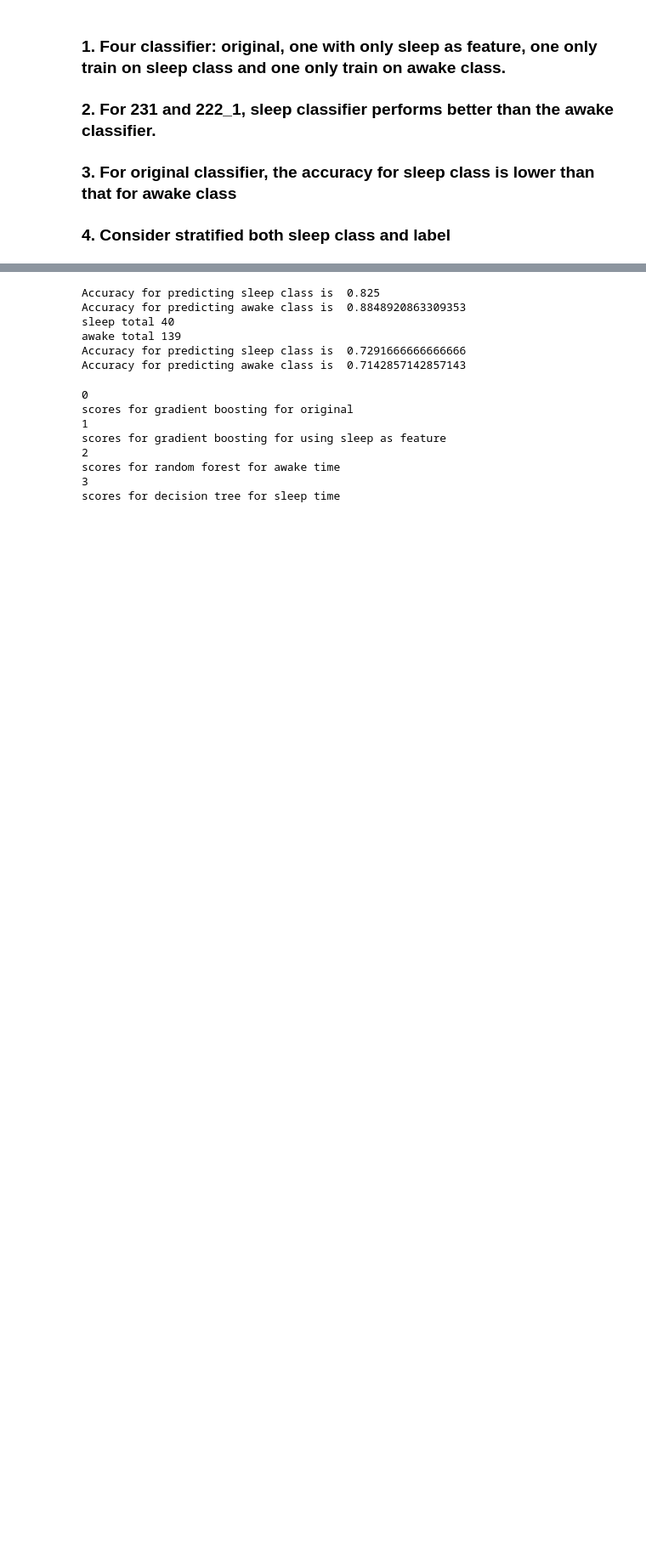
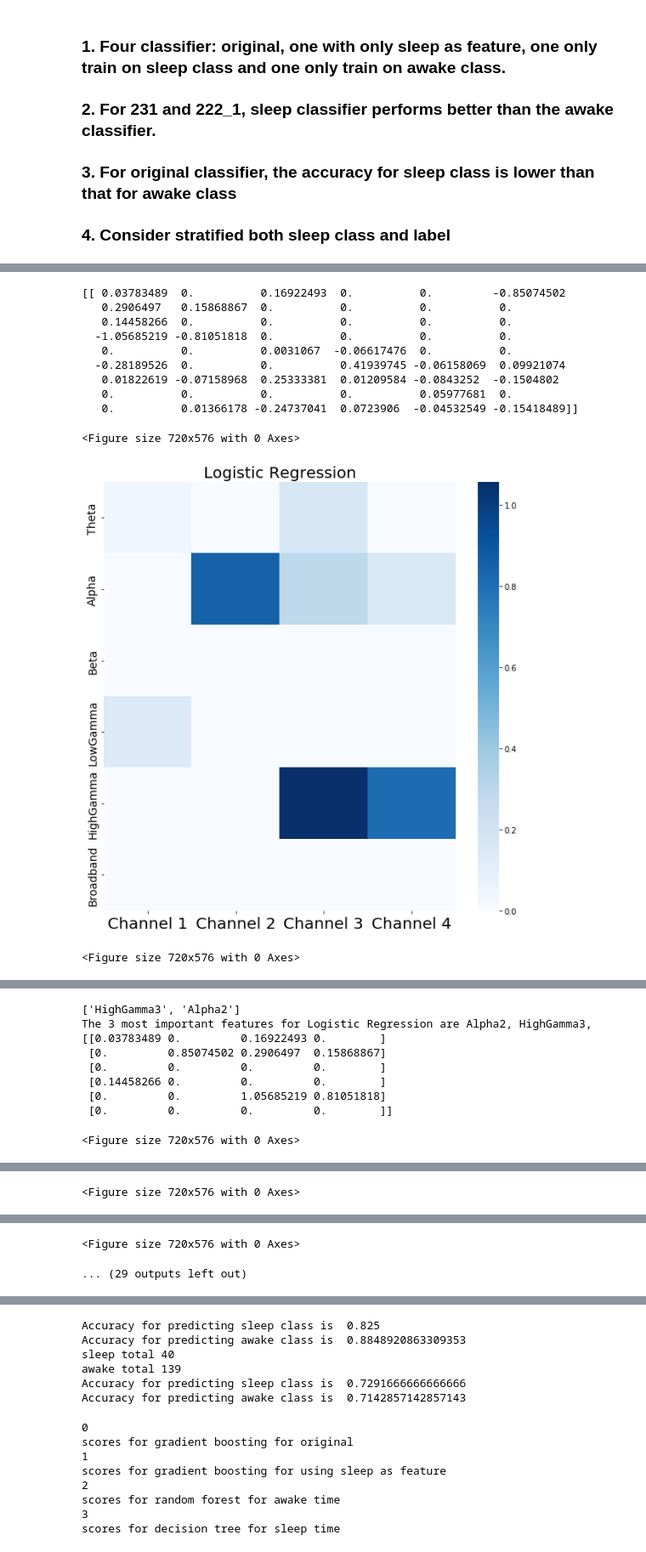
Before and after one commit to sdot08/Optimization-of-Responsive-Neurostimulation-RNS-Therapy-through-Data-Mining-Approaches, a Jupyter notebook: src/sleep_awake.ipynb, the cells around one changed output, grey strips where cells are left out. Shown at 85% size. Drawn from its saved outputs; the diff is of its cells as text; code cells hidden in the pictures; blank space fills up the shorter version.

```diff
--- a/src/sleep_awake.ipynb
+++ b/src/sleep_awake.ipynb
@@ -65,0 +117,21 @@ import pickle
+# %%
+if_abs = 1
+if_save = 0
+if_title = 1
+sleep_list = [0,1,0,0]
+for i,pat in enumerate(pat_list):
+    plot_funcs.feature_importance(pat, 1, if_save = if_save, if_abs = if_abs, if_title = if_title, if_plv = 1, if_sleep = sleep_list[i])
+    plot_funcs.feature_importance(pat, 7, if_save = if_save, if_abs = if_abs, if_title = if_title, if_plv = 1, if_sleep = sleep_list[i])
+# %% [output]
+[[ 0.03783489  0.          0.16922493  0.          0.         -0.85074502
+   0.2906497   0.15868867  0.          0.          0.          0.
+   0.14458266  0.          0.          0.          0.          0.
+  -1.05685219 -0.81051818  0.          0.          0.          0.
+   0.          0.          0.0031067  -0.06617476  0.          0.
+  -0.28189526  0.          0.          0.41939745 -0.06158069  0.09921074
+   0.01822619 -0.07158968  0.25333381  0.01209584 -0.0843252  -0.1504802
+   0.          0.          0.          0.          0.05977681  0.
+   0.          0.01366178 -0.24737041  0.0723906  -0.04532549 -0.15418489]]
+<Figure size 720x576 with 0 Axes>
+[figure, added]
+<Figure size 720x576 with 0 Axes>
@@ -65,0 +139,9 @@ import pickle
+['HighGamma3', 'Alpha2']
+The 3 most important features for Logistic Regression are Alpha2, HighGamma3,
+[[0.03783489 0.         0.16922493 0.        ]
+ [0.         0.85074502 0.2906497  0.15868867]
+ [0.         0.         0.         0.        ]
+ [0.14458266 0.         0.         0.        ]
+ [0.         0.         1.05685219 0.81051818]
+ [0.         0.         0.         0.        ]]
+<Figure size 720x576 with 0 Axes>
@@ -65,0 +149 @@ import pickle
+<Figure size 720x576 with 0 Axes>
@@ -66,3 +169,5 @@ import pickle
+<Figure size 720x576 with 0 Axes>
+... (29 outputs left out)
 # %%
 pat_id = '231'
 p_sleep_a = pickle.load(open(hp.prepath_pat + pat_id +'_trained_sleep_awake.p', "rb" ))
```
Also changed, not shown: parts of 2 cells of this notebook, 19 other files.
